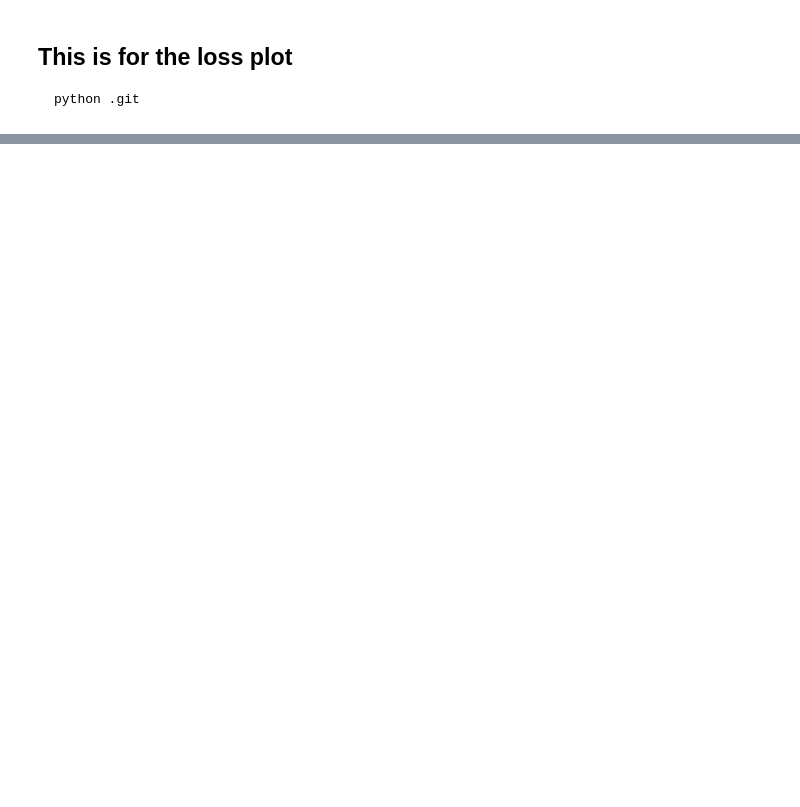
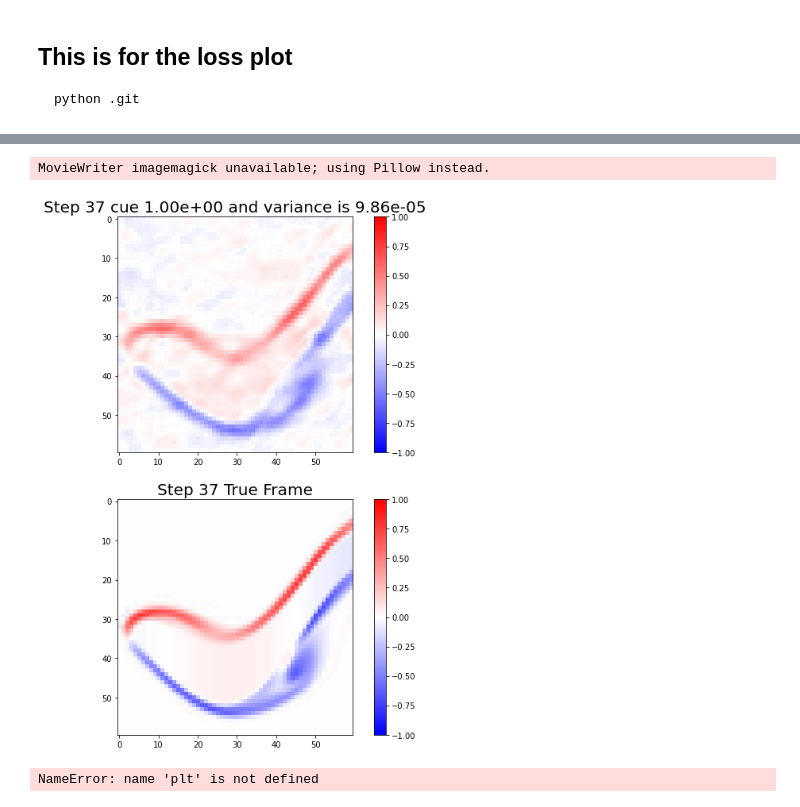
Before and after one commit to liangaomng/HSPS, a Jupyter notebook: read_loss.ipynb, the cells around one changed output, grey strips where cells are left out. Cells and saved outputs as stored; diff of their text form; code cells hidden in the pictures; blank space fills up the shorter version.

```diff
--- a/read_loss.ipynb
+++ b/read_loss.ipynb
@@ -44,0 +613,2 @@ Text(0.5, 1.0, 'plot loss')
+# %%
+a,u,logvar=model(data_train_torch,y0,50)
@@ -44,0 +622,42 @@ Text(0.5, 1.0, 'plot loss')
+# %%
+
+class Ani():
+    def __init__(self, vae_data, mean, logvar, true):
+        self.vae_frames = vae_data  # [batch, 1, t, h, w]
+        self.true_frames = true
+        self.mu = mean
+        self.var = np.exp(logvar)  # Assuming logvar is log variance
+        self.fig, self.ax = plt.subplots(2, 1, figsize=(12, 12))  # 创建两个子图
+
+    def init_ani(self):
+        # 初始化动画的第一帧
+        self.vae_image = self.ax[0].imshow(self.vae_frames[0, 1, 0, :, :], vmin=-1, vmax=1, cmap='bwr')
+        self.true_image = self.ax[1].imshow(self.true_frames[0, 1, 0, :, :], vmin=-1, vmax=1, cmap='bwr')
+        self.cbar_vae = self.fig.colorbar(self.vae_image, ax=self.ax[0], fraction=0.046, pad=0.04)
+        self.cbar_true = self.fig.colorbar(self.true_image, ax=self.ax[1], fraction=0.046, pad=0.04)
+        self.ax[0].set_title("VAE Generated")
+        self.ax[1].set_title("True Frame")
+
+    def update_ani(self, t):
+        # 更新动画的每一帧
+        self.vae_image.set_data(self.vae_frames[0, 1, t, :, :])  # 更新VAE生成的数据
+        self.true_image.set_data(self.true_frames[0, 1, t, :, :])  # 更新真实数据
+        self.ax[0].set_title(f"Step {t} cue {self.mu:.2e} and variance is {self.var:.2e}", fontsize=20)
+        self.ax[1].set_title(f"Step {t} True Frame", fontsize=20)
+
+    def save_ani(self, frames_number=38):
+        # 创建并保存动画
+        ani = FuncAnimation(self.fig, self.update_ani, frames=frames_number, init_func=self.init_ani, repeat=False)
+        ani.save(f'VAE_video_p.gif', writer='imagemagick', fps=700)  # 注意: 根据你的环境配置，可能需要使用不同的writer
+# %%
+vae_data= a.cpu().detach().numpy()
+data_train_numpy = data_train_torch.cpu().detach().numpy()
+ani = Ani(vae_data = vae_data,mean=u.item(),logvar=logvar.item(),true=data_train_numpy)
+ani.save_ani()
+# %% [output]
+MovieWriter imagemagick unavailable; using Pillow instead.
+[figure, added]
+# %%
+plt.imshow(y0[:,:,:,:].cpu().detach().numpy().reshape(126,254),cmap="bwr",vmin=-1,vmax=1)
+# %% [output]
+NameError: name 'plt' is not defined
```
Also changed, not shown: parts of 19 cells of this notebook, 18 other files.
